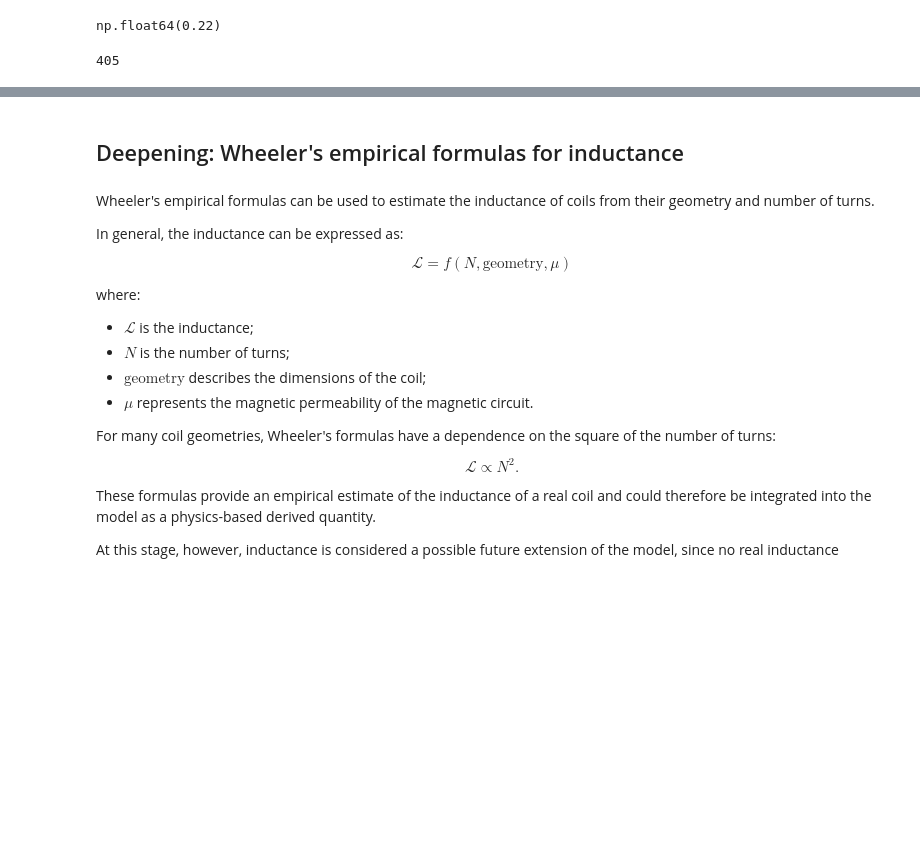
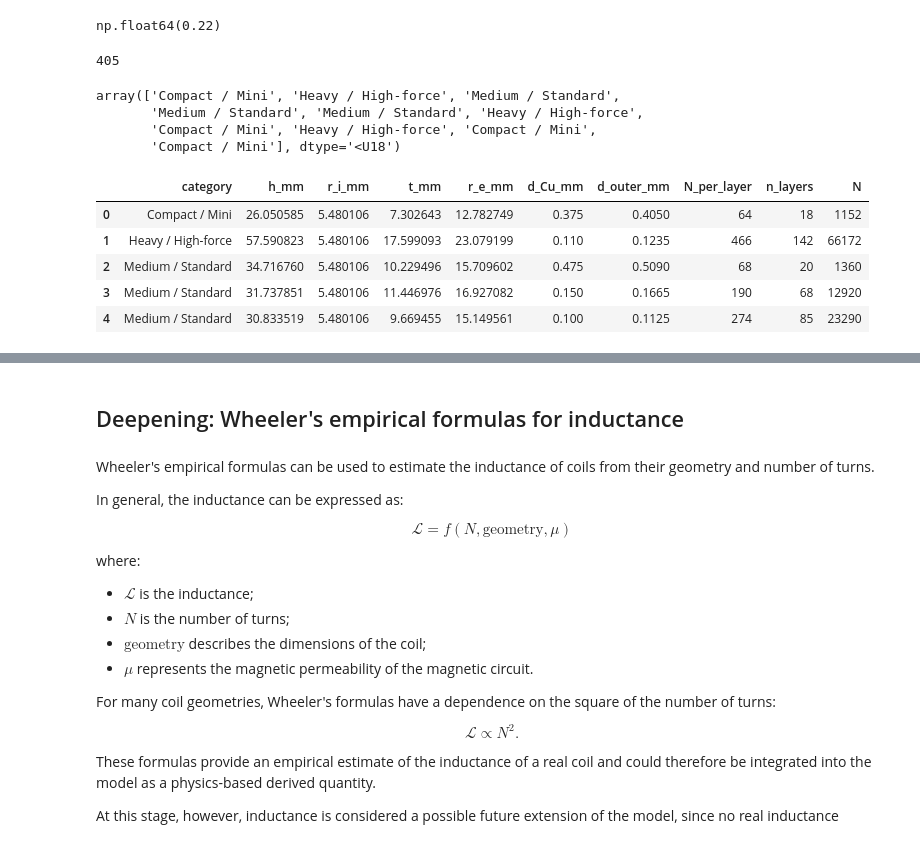
Before and after one commit to 2w2kpf9xwq-ship-it/industrial-coil-ai, a Jupyter notebook: notebooks/02_synthetic_data_generation.ipynb, the cells around one changed output, grey strips where cells are left out. Cells and saved outputs as stored; diff of their text form; code cells hidden in the pictures; blank space fills up the shorter version.

```diff
--- a/notebooks/02_synthetic_data_generation.ipynb
+++ b/notebooks/02_synthetic_data_generation.ipynb
@@ -1042,0 +1082,20 @@ N
+# %%
+# Sampling of h, r_i and t for each coil
+
+h = np.empty(n_samples)
+r_i = np.empty(n_samples)
+t = np.empty(n_samples)
+
+for i, category in enumerate(categories):
+    ranges = geometry_ranges[category]
+
+    h[i] = rng.uniform(* ranges["h"])
+    r_i = rng.uniform(* ranges["r_i"])
+    t[i] = rng.uniform(* ranges["t"])
+
+categories[:10]
+# %% [output]
+array(['Compact / Mini', 'Heavy / High-force', 'Medium / Standard',
+       'Medium / Standard', 'Medium / Standard', 'Heavy / High-force',
+       'Compact / Mini', 'Heavy / High-force', 'Compact / Mini',
+       'Compact / Mini'], dtype='<U18')
@@ -1042,0 +1124,24 @@ N
+# %%
+# Conclusion and distribution of N
+
+synthetic_coils = pd.DataFrame({
+    "category": categories,
+    "h_mm": h,
+    "r_i_mm": r_i,
+    "t_mm": t,
+    "r_e_mm": r_e,
+    "d_Cu_mm": d_Cu,
+    "d_outer_mm": d_outer,
+    "N_per_layer": N_per_layer,
+    "n_layers": n_layers,
+    "N": N
+})
+
+synthetic_coils.head()
+# %% [output]
+|  | category | h_mm | r_i_mm | t_mm | r_e_mm | d_Cu_mm | d_outer_mm | N_per_layer | n_layers | N |
+| 0 | Compact / Mini | 26.050585 | 5.480106 | 7.302643 | 12.782749 | 0.375 | 0.4050 | 64 | 18 | 1152 |
+| 1 | Heavy / High-force | 57.590823 | 5.480106 | 17.599093 | 23.079199 | 0.110 | 0.1235 | 466 | 142 | 66172 |
+| 2 | Medium / Standard | 34.716760 | 5.480106 | 10.229496 | 15.709602 | 0.475 | 0.5090 | 68 | 20 | 1360 |
+| 3 | Medium / Standard | 31.737851 | 5.480106 | 11.446976 | 16.927082 | 0.150 | 0.1665 | 190 | 68 | 12920 |
+| 4 | Medium / Standard | 30.833519 | 5.480106 | 9.669455 | 15.149561 | 0.100 | 0.1125 | 274 | 85 | 23290 |
```
Also changed, not shown: parts of 11 cells of this notebook, 1 other file.
